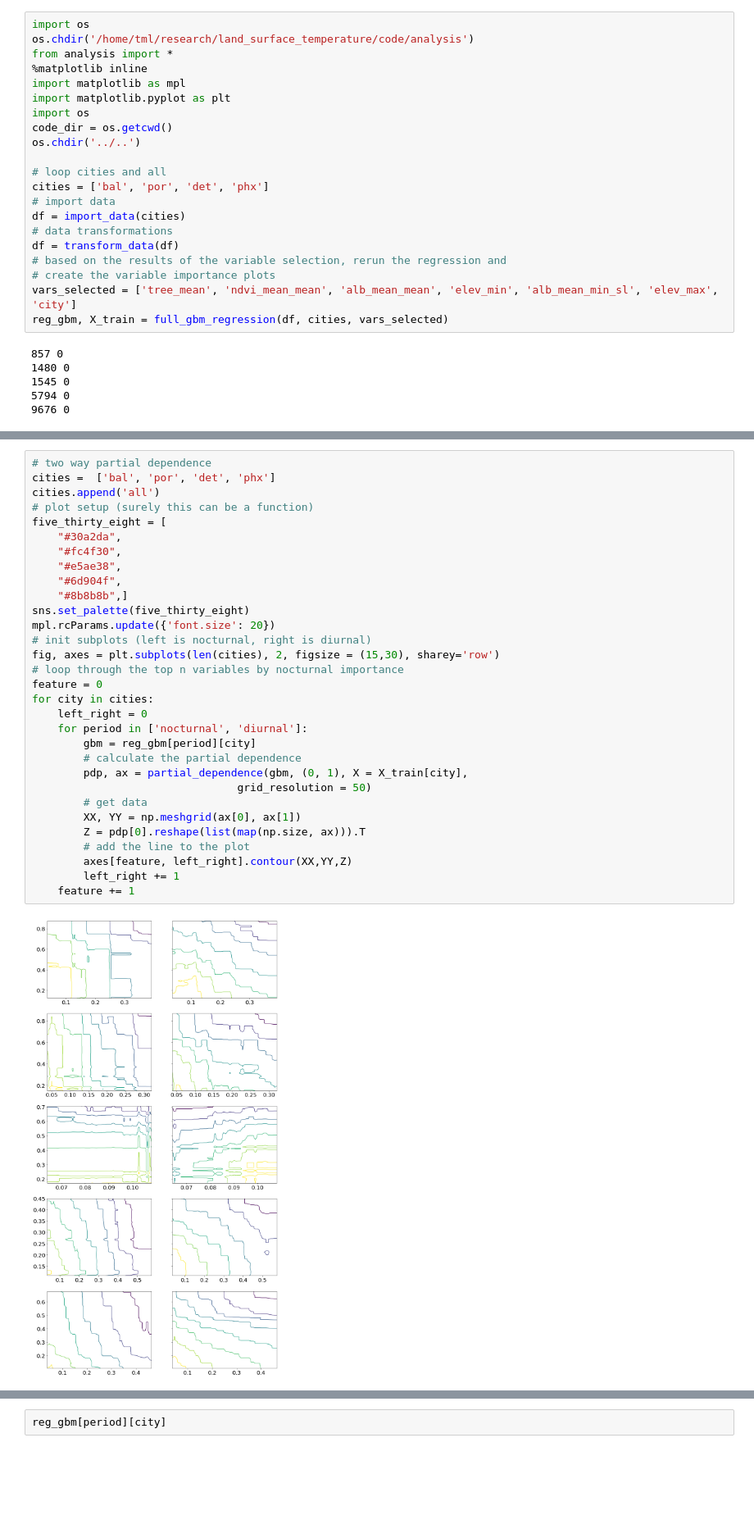
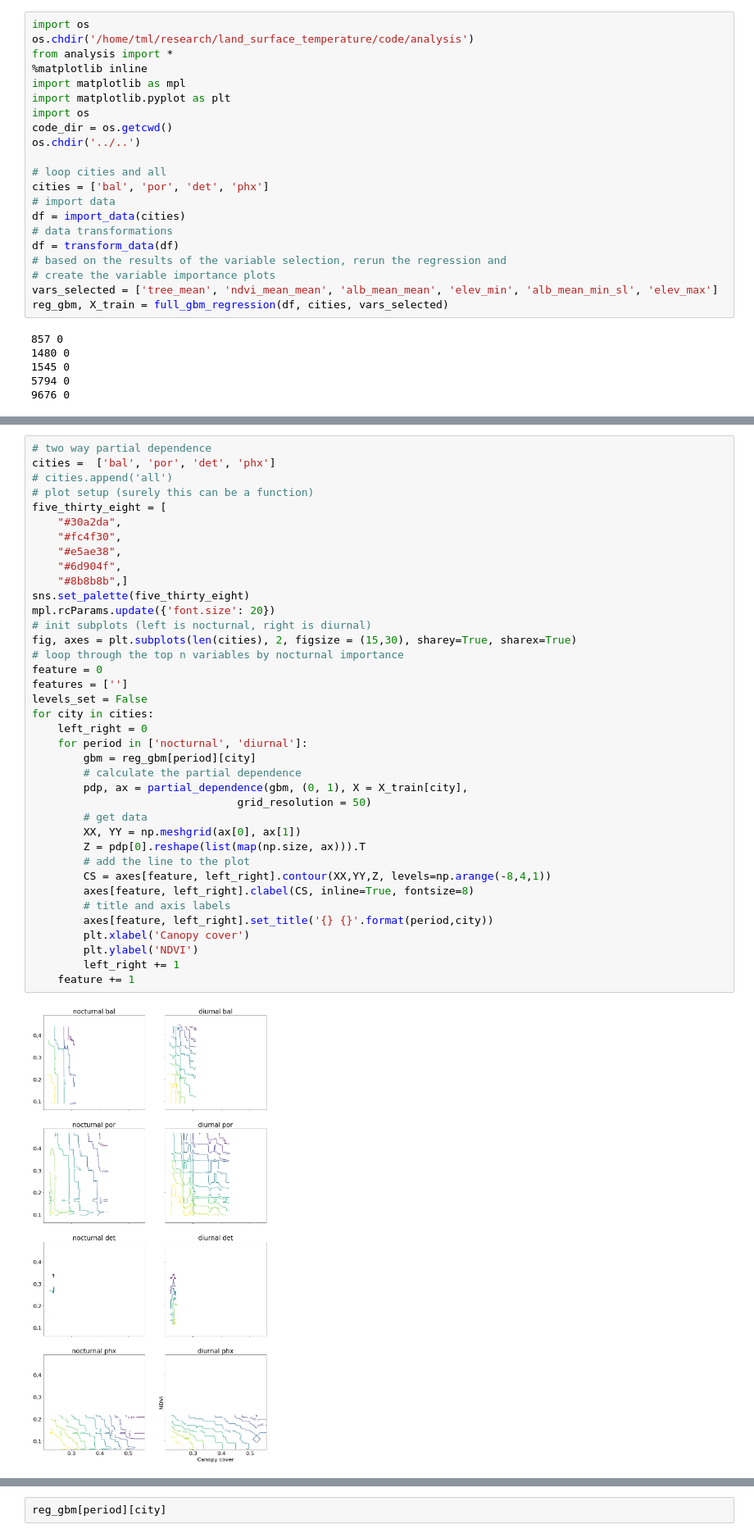
Before and after one commit to tommlogan/land_surface_temperature, a Jupyter notebook: code/analysis/debug.ipynb, the cells around one changed output, grey strips where cells are left out. Shown at 82% size. Saved outputs shown, nothing was run; the diff lists cells and outputs as text; blank space fills up the shorter version.

```diff
--- a/code/analysis/debug.ipynb
+++ b/code/analysis/debug.ipynb
@@ -588,7 +588,7 @@ df = import_data(cities)
 df = transform_data(df)
 # based on the results of the variable selection, rerun the regression and
 # create the variable importance plots
-vars_selected = ['tree_mean', 'ndvi_mean_mean', 'alb_mean_mean', 'elev_min', 'alb_mean_min_sl', 'elev_max', 'city']
+vars_selected = ['tree_mean', 'ndvi_mean_mean', 'alb_mean_mean', 'elev_min', 'alb_mean_min_sl', 'elev_max']
 reg_gbm, X_train = full_gbm_regression(df, cities, vars_selected)
 # %% [output]
 857 0
@@ -607,33 +609,40 @@ plot_dependence(importance_order, reg_gbm, cities, X_train,vars_selected, show_p
 # %%
 # two way partial dependence
 cities =  ['bal', 'por', 'det', 'phx']
-cities.append('all')
+# cities.append('all')
 # plot setup (surely this can be a function)
 five_thirty_eight = [
     "#30a2da",
     "#fc4f30",
     "#e5ae38",
     "#6d904f",
     "#8b8b8b",]
 sns.set_palette(five_thirty_eight)
 mpl.rcParams.update({'font.size': 20})
 # init subplots (left is nocturnal, right is diurnal)
-fig, axes = plt.subplots(len(cities), 2, figsize = (15,30), sharey='row')
+fig, axes = plt.subplots(len(cities), 2, figsize = (15,30), sharey=True, sharex=True)
 # loop through the top n variables by nocturnal importance
 feature = 0
+features = ['']
+levels_set = False
 for city in cities:
     left_right = 0
     for period in ['nocturnal', 'diurnal']:
         gbm = reg_gbm[period][city]
         # calculate the partial dependence
         pdp, ax = partial_dependence(gbm, (0, 1), X = X_train[city],
                                 grid_resolution = 50)
         # get data
         XX, YY = np.meshgrid(ax[0], ax[1])
         Z = pdp[0].reshape(list(map(np.size, ax))).T
         # add the line to the plot
-        axes[feature, left_right].contour(XX,YY,Z)
+        CS = axes[feature, left_right].contour(XX,YY,Z, levels=np.arange(-8,4,1))
+        axes[feature, left_right].clabel(CS, inline=True, fontsize=8)
+        # title and axis labels
+        axes[feature, left_right].set_title('{} {}'.format(period,city))
+        plt.xlabel('Canopy cover')
+        plt.ylabel('NDVI')
         left_right += 1
     feature += 1
 # %% [output]
-[figure, old version]
+[figure, new version]
```
Also changed, not shown: parts of 6 cells of this notebook.
